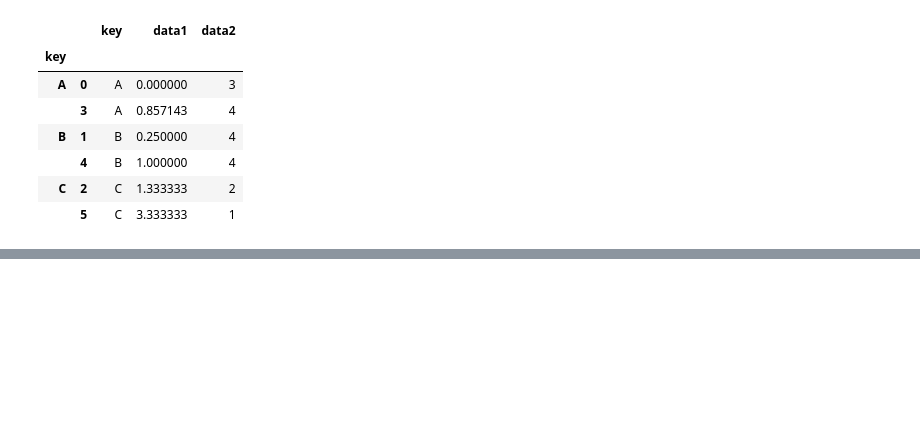
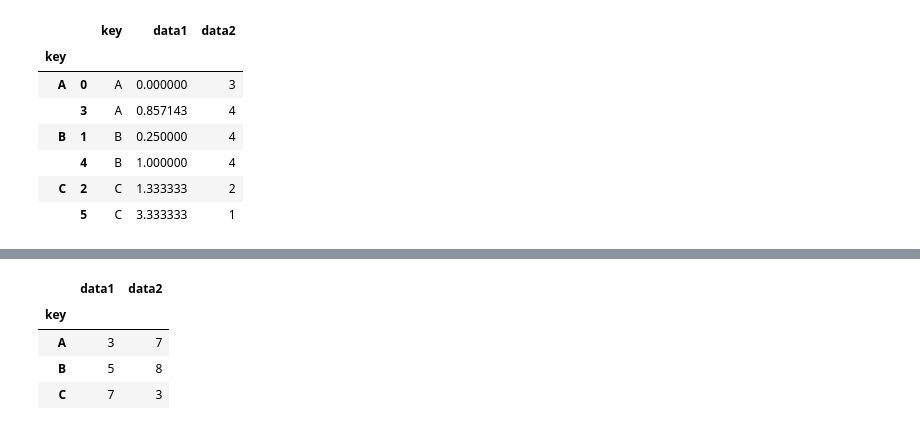
Before and after one commit to Venux09/Data_science_handbook_study, a Jupyter notebook: pandas-data_science_handbook/pandas_10.ipynb, the cells around one changed output, grey strips where cells are left out. Cells and saved outputs as stored; diff of their text form; code cells hidden in the pictures; blank space fills up the shorter version.

```diff
--- a/pandas-data_science_handbook/pandas_10.ipynb
+++ b/pandas-data_science_handbook/pandas_10.ipynb
@@ -350,0 +373,8 @@ df.groupby('key').apply(norm_by_data2)
+# %%
+df.groupby('key').sum()
+# %% [output]
+|  | data1 | data2 |
+| key |  |  |
+| A | 3 | 7 |
+| B | 5 | 8 |
+| C | 7 | 3 |
```
Also changed, not shown: parts of 3 cells of this notebook.
